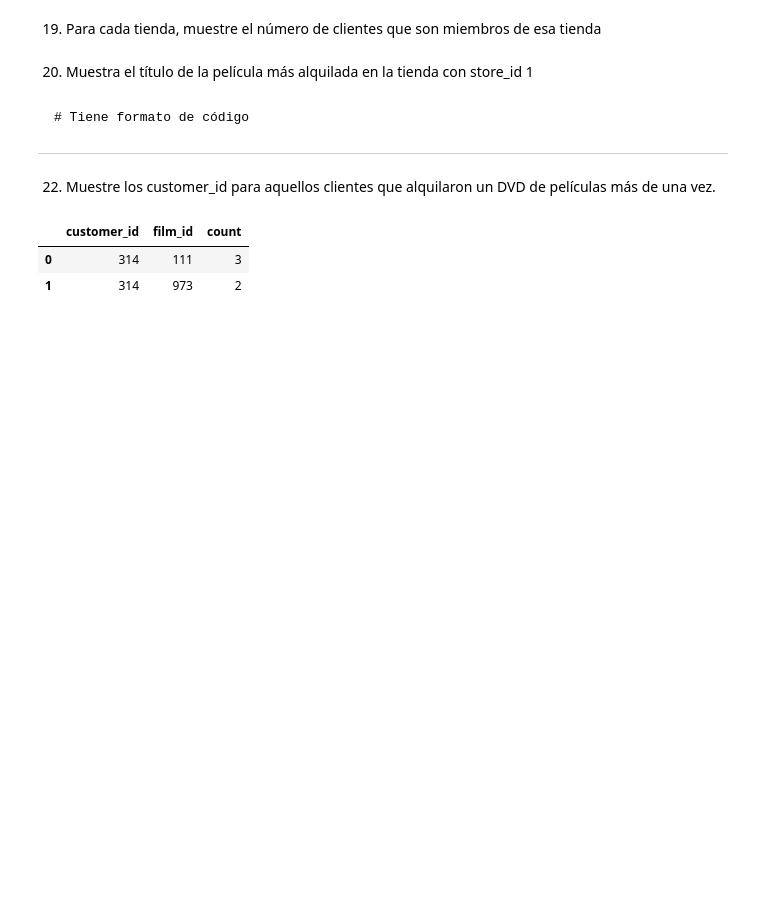
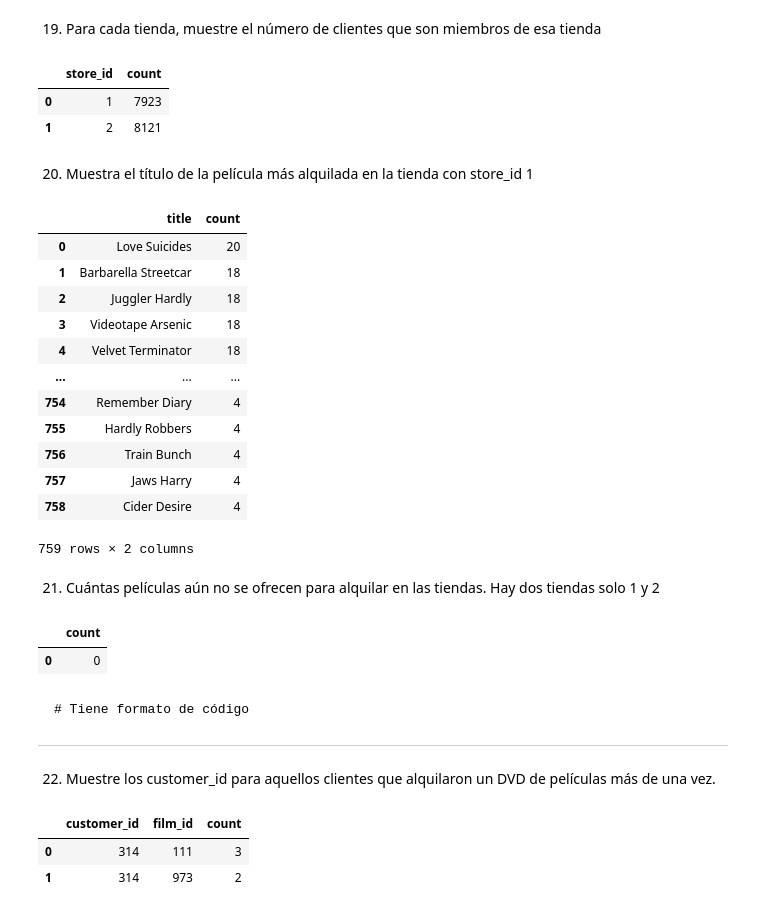
Before and after one commit to talitacardenas/The_Bridge_School_DataScience_PT, a Jupyter notebook: solución_Pra1_PostgreSQL_Python_Talita.ipynb, the cells around one changed output. Cells and saved outputs as stored; diff of their text form; code cells hidden in the pictures; blank space fills up the shorter version.

```diff
--- a/solución_Pra1_PostgreSQL_Python_Talita.ipynb
+++ b/solución_Pra1_PostgreSQL_Python_Talita.ipynb
@@ -431,2 +530,38 @@ pd.read_sql(con=conn,sql=query)
+# %%
+pd.read_sql(con=conn,sql=query)
+# %% [output]
+|  | store_id | count |
+| 0 | 1 | 7923 |
+| 1 | 2 | 8121 |
 # %% [markdown]
 20. Muestra el título de la película más alquilada en la tienda con store_id 1
+# %%
+query = '''
+select film.title, count(rental.rental_id)
+from film
+join inventory
+on film.film_id = inventory.film_id
+join rental
+on rental.inventory_id = inventory.inventory_id
+where inventory.inventory_id in (select inventory_id from inventory where store_id = '1')
+group by 1
+order by 2 desc
+'''
+# %%
+pd.read_sql(con=conn,sql=query)
+# %% [output]
+|  | title | count |
+| 0 | Love Suicides | 20 |
+| 1 | Barbarella Streetcar | 18 |
+| 2 | Juggler Hardly | 18 |
+| 3 | Videotape Arsenic | 18 |
+| 4 | Velvet Terminator | 18 |
+| ... | ... | ... |
+| 754 | Remember Diary | 4 |
+| 755 | Hardly Robbers | 4 |
+| 756 | Train Bunch | 4 |
+| 757 | Jaws Harry | 4 |
+| 758 | Cider Desire | 4 |
+759 rows × 2 columns
+# %% [markdown]
+21. Cuántas películas aún no se ofrecen para alquilar en las tiendas. Hay dos tiendas solo 1 y 2
@@ -433,3 +574,8 @@ pd.read_sql(con=conn,sql=query)
+# %%
+pd.read_sql(con=conn,sql=query)
+# %% [output]
+|  | count |
+| 0 | 0 |
 # %% [markdown]
 
 
```
Also changed, not shown: parts of 33 cells of this notebook.
